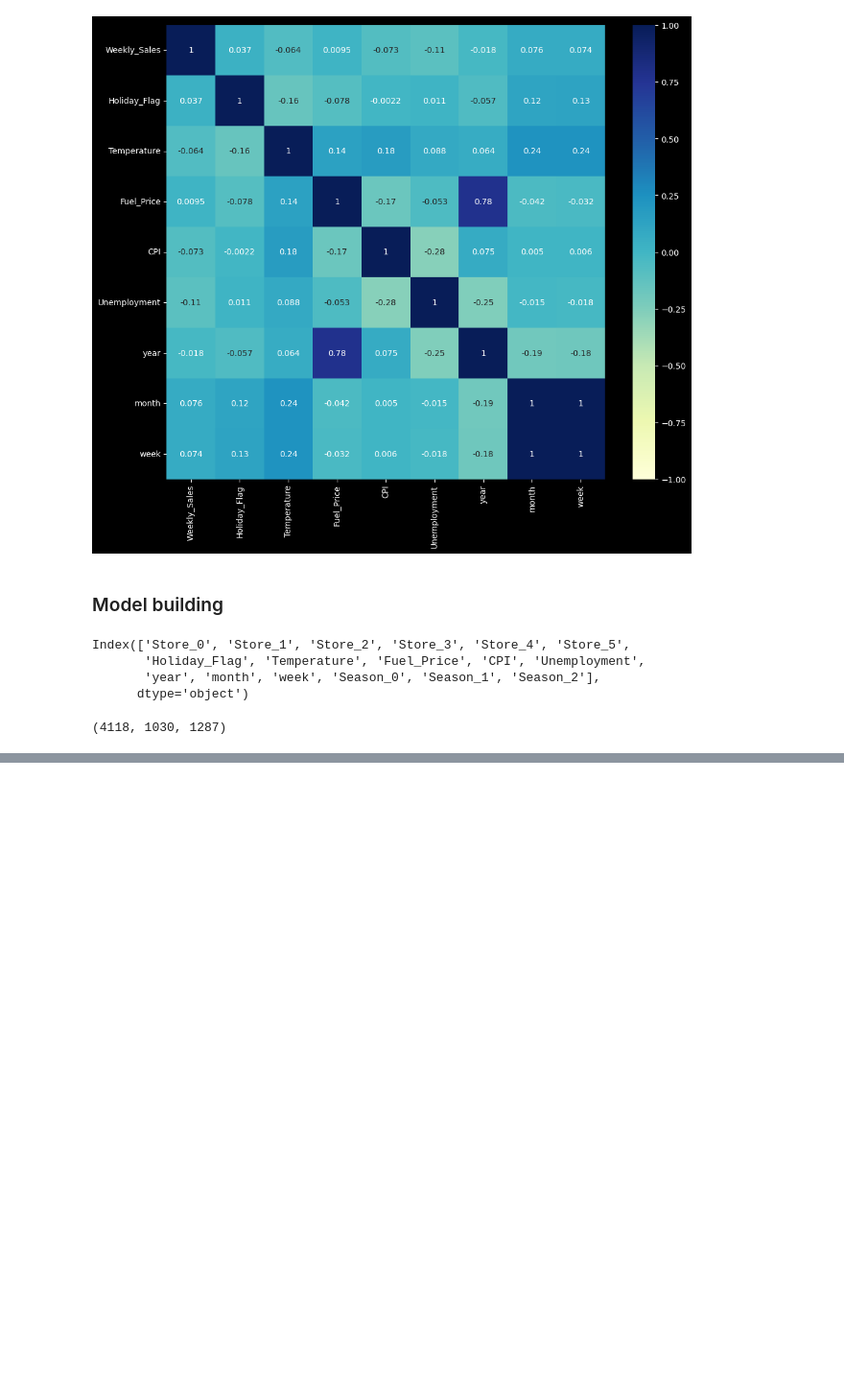
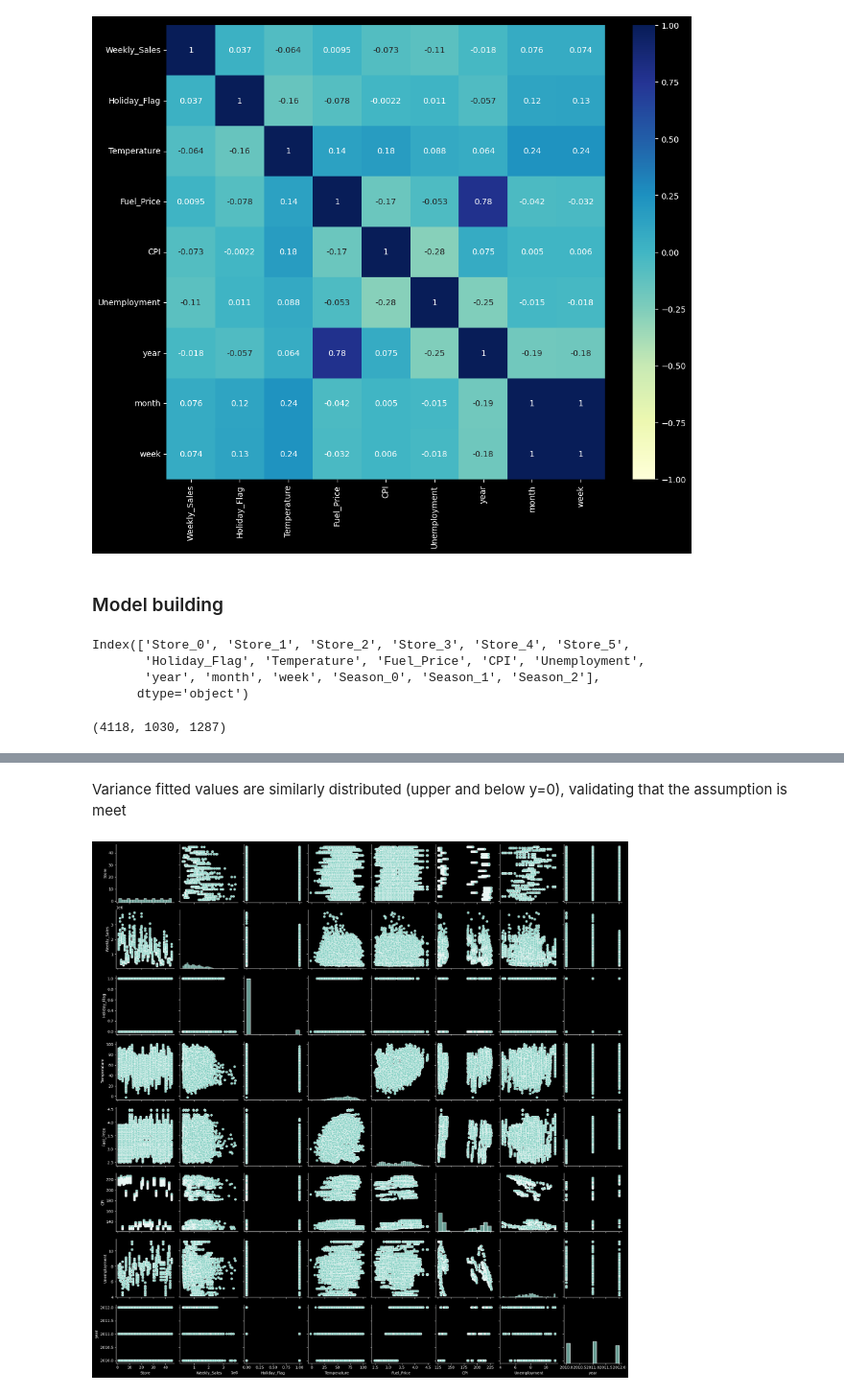
Before and after one commit to RadekMiernicki/WalmartAnalysis, a Jupyter notebook: walmart_sale_prediction.ipynb, the cells around one changed output, grey strips where cells are left out. Shown at 96% size. Drawn from its saved outputs; the diff is of its cells as text; code cells hidden in the pictures; blank space fills up the shorter version.

```diff
--- a/walmart_sale_prediction.ipynb
+++ b/walmart_sale_prediction.ipynb
@@ -424,3 +468,11 @@ Lasso Regression R2: 0.9675915282584576
+# %% [markdown]
+Variance fitted values are similarly distributed (upper and below y=0), validating that the assumption is meet
+# %%
+# checking no multicollinearity assumption
+sns.pairplot(walmart.iloc[:,:-3])
+plt.show()
+# %% [output]
+[figure, added]
 # %%
 regressor_names = ["Linear Regression", "Polynomial Regression", "Ridge Regression", "Lasso Regression",
                    "Elastic Net Regression", "Decision Tree Regression", "Random Forest Regression",
```
Also changed, not shown: parts of 9 cells of this notebook.
